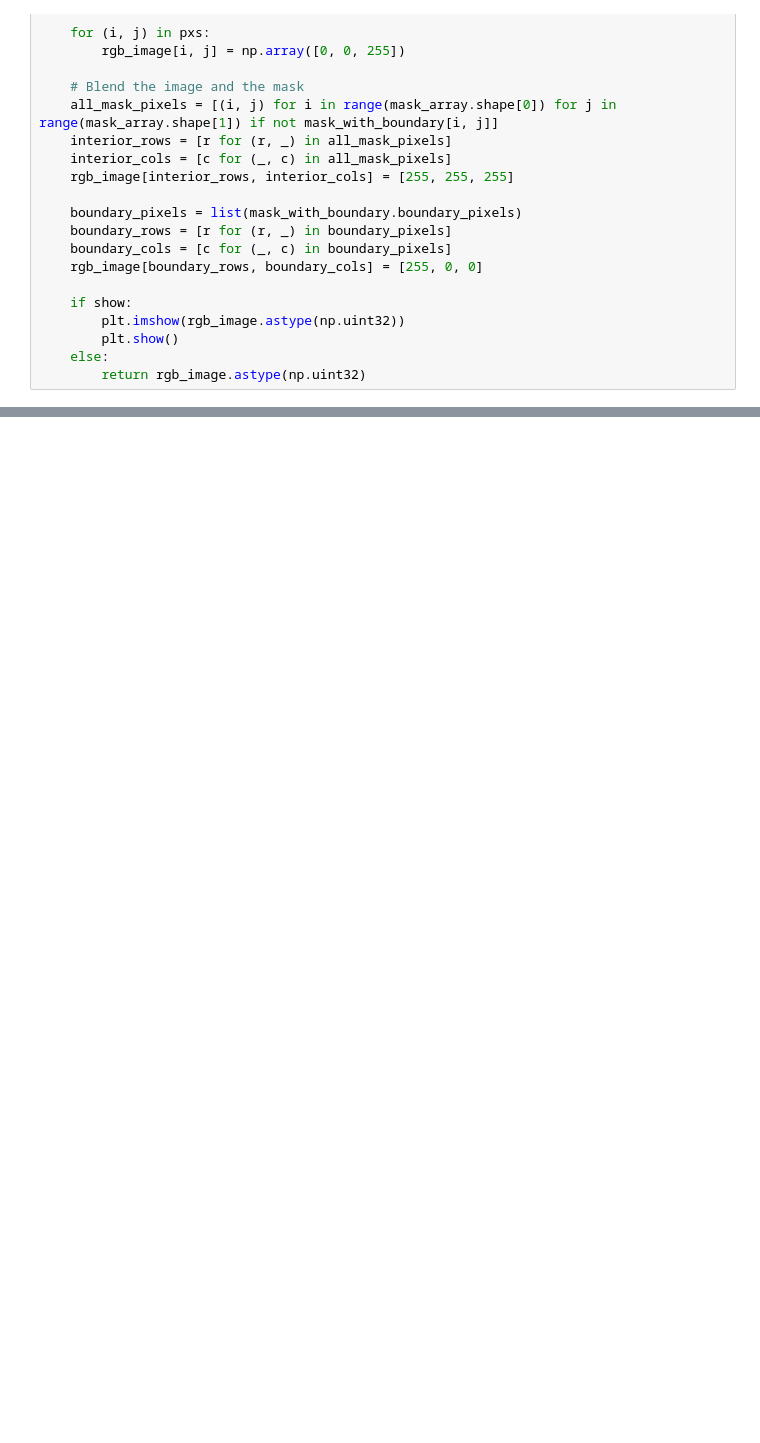
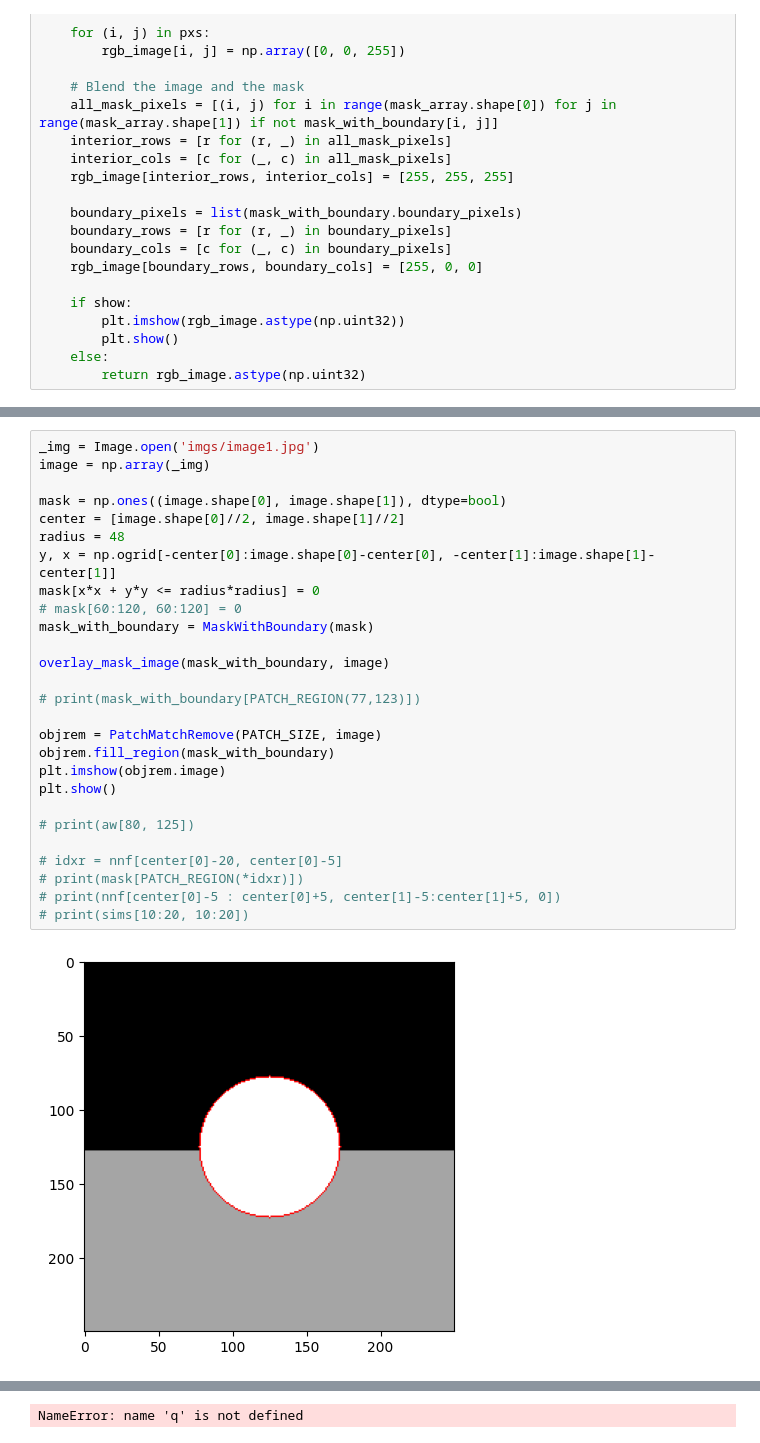
Before and after one commit to micahreich/patch-match, a Jupyter notebook: sequential/object-removal.ipynb, the cells around one changed output, grey strips where cells are left out. Saved outputs shown, nothing was run; the diff lists cells and outputs as text; blank space fills up the shorter version.

```diff
--- a/sequential/object-removal.ipynb
+++ b/sequential/object-removal.ipynb
@@ -127,0 +429,29 @@ def overlay_mask_image(mask_with_boundary, image, pxs=[], show=True):
+# %%
+_img = Image.open('imgs/image1.jpg')
+image = np.array(_img)
+
+mask = np.ones((image.shape[0], image.shape[1]), dtype=bool)
+center = [image.shape[0]//2, image.shape[1]//2]
+radius = 48
+y, x = np.ogrid[-center[0]:image.shape[0]-center[0], -center[1]:image.shape[1]-center[1]]
+mask[x*x + y*y <= radius*radius] = 0
+# mask[60:120, 60:120] = 0
+mask_with_boundary = MaskWithBoundary(mask)
+
+overlay_mask_image(mask_with_boundary, image)
+
+# print(mask_with_boundary[PATCH_REGION(77,123)])
+
+objrem = PatchMatchRemove(PATCH_SIZE, image)
+objrem.fill_region(mask_with_boundary)
+plt.imshow(objrem.image)
+plt.show()
+
+# print(aw[80, 125])
+
+# idxr = nnf[center[0]-20, center[0]-5]
+# print(mask[PATCH_REGION(*idxr)])
+# print(nnf[center[0]-5 : center[0]+5, center[1]-5:center[1]+5, 0])
+# print(sims[10:20, 10:20])
+# %% [output]
+[figure, added]
@@ -128,3 +461,4 @@ def overlay_mask_image(mask_with_boundary, image, pxs=[], show=True):
+NameError: name 'q' is not defined
 # %%
 class ObjectRemove:
     def __init__(self, patch_size, image):
```
Also changed, not shown: parts of 9 cells of this notebook, 2 other files.
